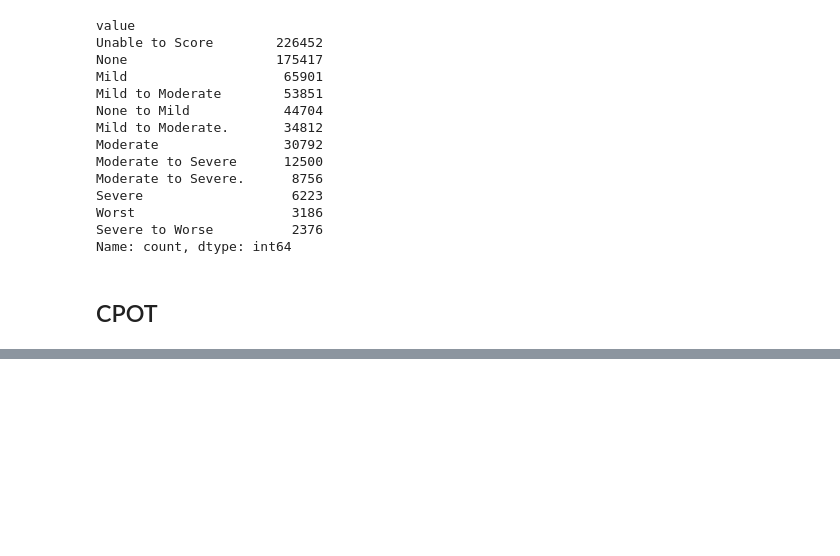
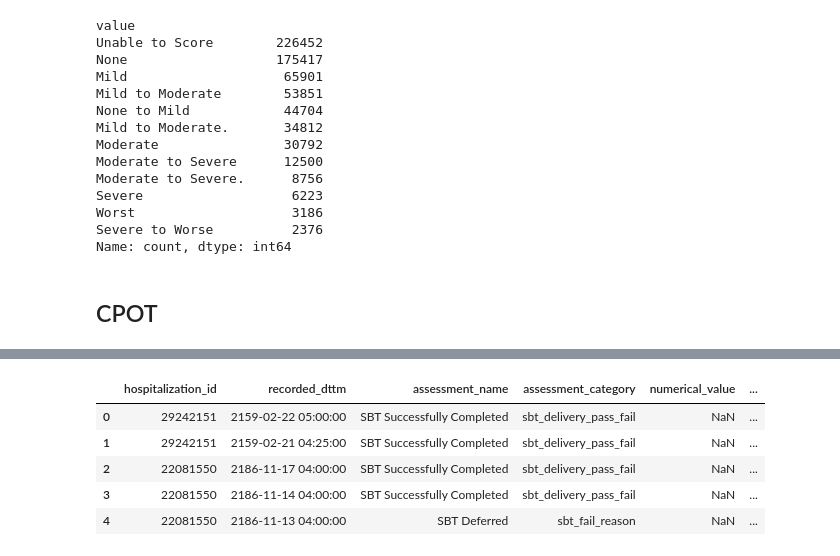
Before and after one commit to oldsandiaz/mimicclif, a Jupyter notebook: notebooks/pa_dev.ipynb, the cells around one changed output, grey strips where cells are left out. Saved outputs shown, nothing was run; the diff lists cells and outputs as text; code cells hidden in the pictures; blank space fills up the shorter version.

```diff
--- a/notebooks/pa_dev.ipynb
+++ b/notebooks/pa_dev.ipynb
@@ -643,0 +807,28 @@ cpot = fetch_mimic_events([229698, 229696, 229691, 229695])
+# %%
+query = f"""
+SELECT
+    CAST(hadm_id as VARCHAR) as hospitalization_id,
+    time as recorded_dttm,
+    label as assessment_name,
+    assessment_category,
+    CAST(NULL as FLOAT) as numerical_value,
+    CASE WHEN assessment_category = 'sbt_delivery_pass_fail'
+        THEN (CASE WHEN value = 'Yes' THEN 'Pass'
+            WHEN value = 'No' THEN 'Fail'
+            ELSE NULL END)
+        ELSE NULL
+        END AS categorical_value,
+    CASE WHEN assessment_category = 'sbt_fail_reason'
+        THEN value ELSE NULL
+        END AS text_value
+FROM sbt_events_translated
+"""
+sbt_events_renamed_reordered = con.execute(query).fetchdf()
+sbt_events_renamed_reordered.head()
+# %% [output]
+|  | hospitalization_id | recorded_dttm | assessment_name | assessment_category | numerical_value | ... |
+| 0 | 29242151 | 2159-02-22 05:00:00 | SBT Successfully Completed | sbt_delivery_pass_fail | NaN | ... |
+| 1 | 29242151 | 2159-02-21 04:25:00 | SBT Successfully Completed | sbt_delivery_pass_fail | NaN | ... |
+| 2 | 22081550 | 2186-11-17 04:00:00 | SBT Successfully Completed | sbt_delivery_pass_fail | NaN | ... |
+| 3 | 22081550 | 2186-11-14 04:00:00 | SBT Successfully Completed | sbt_delivery_pass_fail | NaN | ... |
+| 4 | 22081550 | 2186-11-13 04:00:00 | SBT Deferred | sbt_fail_reason | NaN | ... |
```
Also changed, not shown: parts of 21 cells of this notebook, 1 other file.
